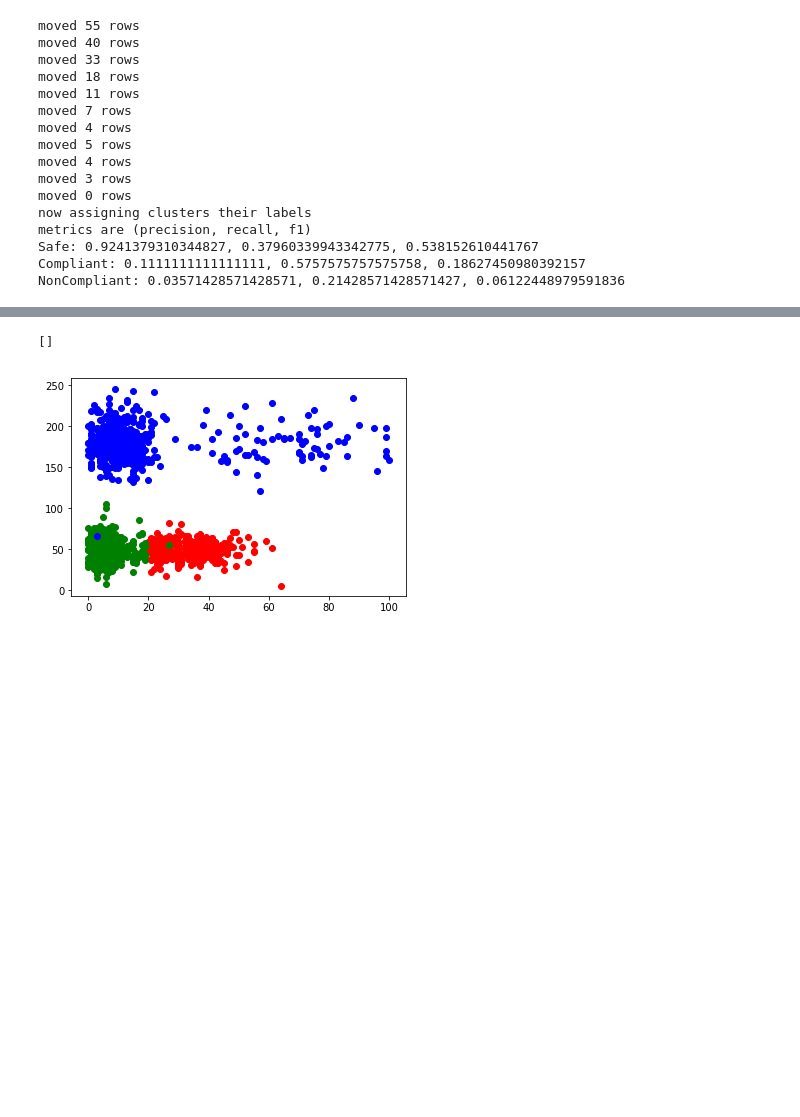
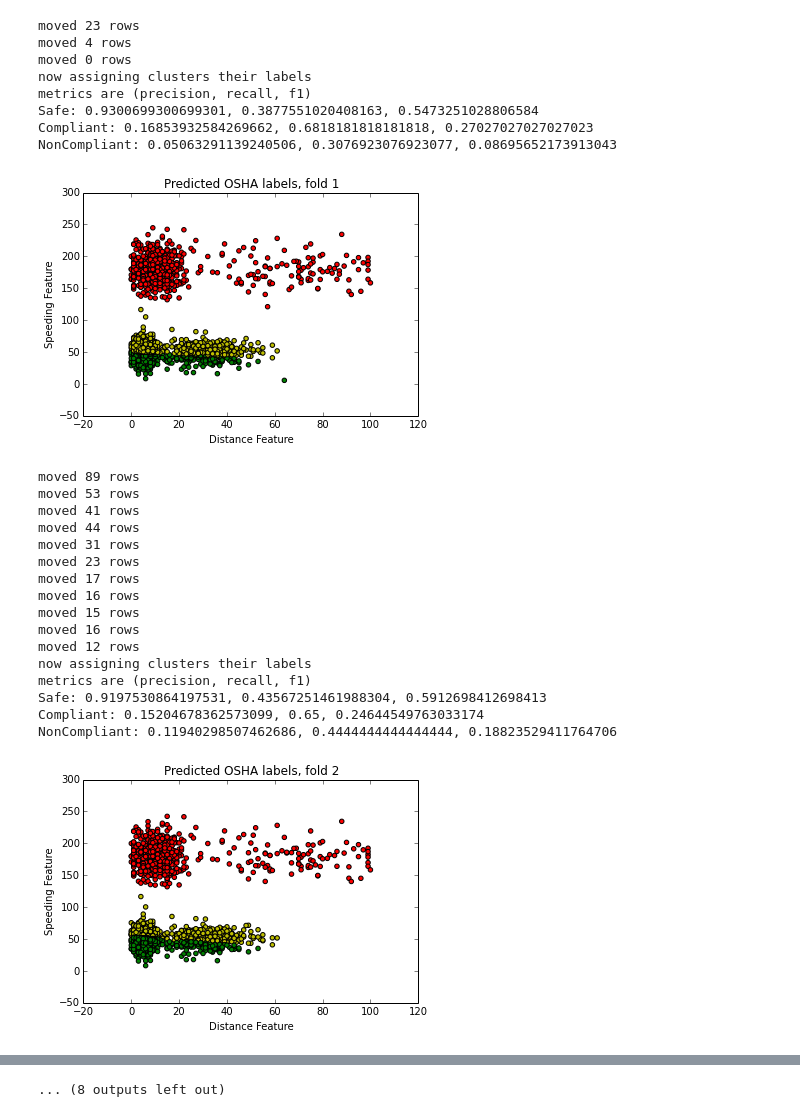
Before and after one commit to posegae/CS321, a Jupyter notebook: Assignment_3/KMeansTesting.ipynb, the cells around one changed output, grey strips where cells are left out. Cells and saved outputs as stored; diff of their text form; code cells hidden in the pictures; blank space fills up the shorter version.

```diff
--- a/Assignment_3/KMeansTesting.ipynb
+++ b/Assignment_3/KMeansTesting.ipynb
@@ -5,37 +8,66 @@ import math
 # %%
 dt = np.dtype([('HeatMiser_ID', np.unicode_, 16), ('Distance_Feature', np.float), ('Speeding_Feature', np.int_), ('Location', np.unicode_, 16), ('OSHA', np.unicode_, 16)])
 data = np.loadtxt('HW3_Data.txt', dtype=dt, delimiter='\t', skiprows=1)
-
+# shuffle the data before performing 10-fold cross validation once
+np.random.shuffle(data)
 testStart = 0
+# testSize = 3500
 testSize = 400
 
+# perform 10 fold cross validation
 for i in range(10):
     testSet = data[testStart:testStart+testSize]
     trainSet = data[0:testStart]
     trainSet= np.concatenate((trainSet, data[testStart+testSize:]))
 
     c = KMC(3, 'HeatMiser_ID', ['Distance_Feature', 'Speeding_Feature'], trainSet, 'OSHA')
     c.fit(['Compliant', 'NonCompliant', 'Safe'])
     c.test(testSet)
 
     testStart += testSize
 
-# TODO: shuffle the np array before beginning 10 fold cross validation
+    for cluster in c.clusters:
+        clusterRows = cluster.getRowsAsNumpy()
+        speeds = [x['Speeding_Feature'] for x in clusterRows]
+        distances = [x['Distance_Feature'] for x in clusterRows]
+        if cluster.label == 'Safe':
+            color = 'g'
+        elif cluster.label == 'Compliant':
+            color = 'y'
+        elif cluster.label == 'NonCompliant':
+            color = 'r'
+        plt.scatter(speeds, distances, c=color)
+
+    plt.title('Predicted OSHA labels, fold {}'.format(i + 1))
+    plt.xlabel('Distance Feature')
+    plt.ylabel('Speeding Feature')
+    plt.show()
+
 # TODO: Print visualization with every fold
 # %% [output]
-moved 55 rows
-moved 40 rows
-moved 33 rows
-moved 18 rows
-moved 11 rows
-moved 7 rows
+moved 23 rows
 moved 4 rows
-moved 5 rows
-moved 4 rows
-moved 3 rows
 moved 0 rows
 now assigning clusters their labels
 metrics are (precision, recall, f1)
-Safe: 0.9241379310344827, 0.37960339943342775, 0.538152610441767
-Compliant: 0.1111111111111111, 0.5757575757575758, 0.18627450980392157
-NonCompliant: 0.03571428571428571, 0.21428571428571427, 0.06122448979591836
+Safe: 0.9300699300699301, 0.3877551020408163, 0.5473251028806584
+Compliant: 0.16853932584269662, 0.6818181818181818, 0.27027027027027023
+NonCompliant: 0.05063291139240506, 0.3076923076923077, 0.08695652173913043
+[figure, added]
+moved 89 rows
+moved 53 rows
+moved 41 rows
+moved 44 rows
+moved 31 rows
+moved 23 rows
+moved 17 rows
+moved 16 rows
+moved 15 rows
+moved 16 rows
+moved 12 rows
+now assigning clusters their labels
+metrics are (precision, recall, f1)
+Safe: 0.9197530864197531, 0.43567251461988304, 0.5912698412698413
+Compliant: 0.15204678362573099, 0.65, 0.24644549763033174
+NonCompliant: 0.11940298507462686, 0.4444444444444444, 0.18823529411764706
+[figure, added]
@@ -42,24 +142,4 @@ NonCompliant: 0.03571428571428571, 0.21428571428571427, 0.06122448979591836
+... (8 outputs left out)
-# %%
-a = [1,2]
-a[0:0]
-# %% [output]
-[]
-# %%
-''' plotting the clusters, represented by different colors '''
-
-import matplotlib.pyplot as plt
-colors = ['r' , 'g', 'b', 'y']
-i = 0
-for cluster in c.clusters:
-    clusterRows = cluster.getRowsAsNumpy()
-    speeds = [x['Speeding_Feature'] for x in clusterRows]
-    distances = [x['Distance_Feature'] for x in clusterRows]
-    plt.scatter(speeds, distances, c=colors[i])
-    i += 1
-
-plt.show()
-# %% [output]
-[figure, removed]
 # %%
 '''plotting the distribution of Compliant, NonCompliant, and Safe data points across the features that
     we arere using to train KMeans '''
```
Also changed, not shown: parts of 3 cells of this notebook, 1 other file.
